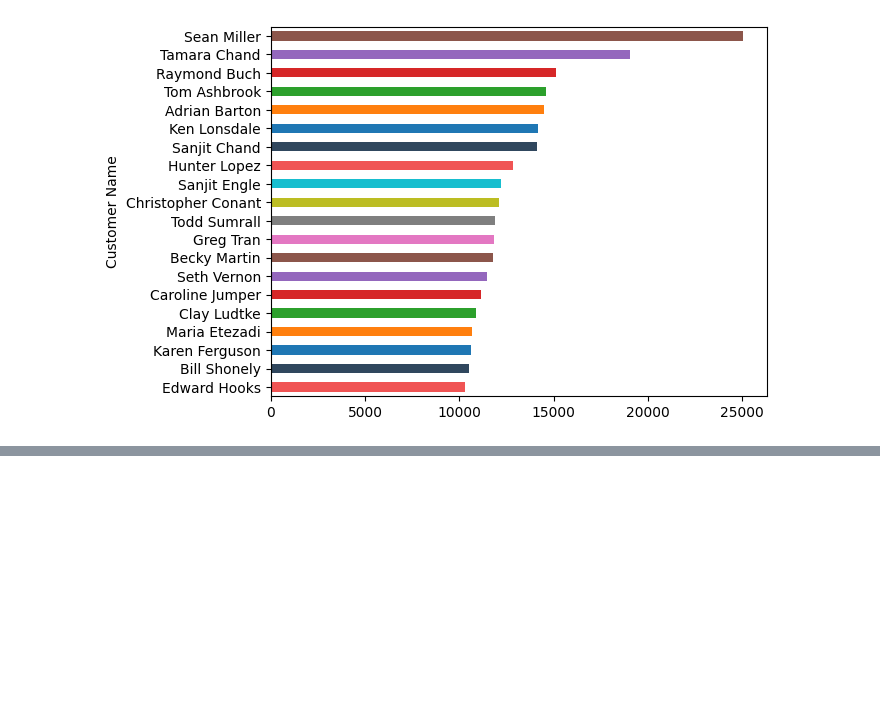
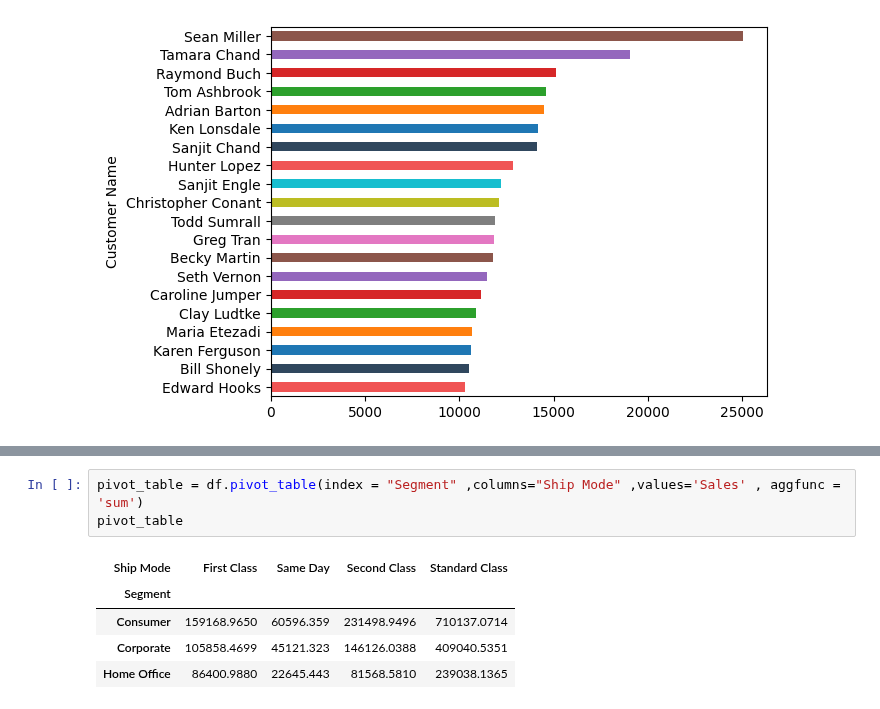
Before and after one commit to khangnl24112002/DataVisualization_Group02_Lab01, a Jupyter notebook: main.ipynb, the cells around one changed output, grey strips where cells are left out. Cells and saved outputs as stored; diff of their text form; blank space fills up the shorter version.

Commit message:
Create pivot table analyze relation ship customer and ship mode

```diff
--- a/main.ipynb
+++ b/main.ipynb
@@ -197,0 +208,9 @@ df.groupby('Customer Name')['Sales'].sum().sort_values(ascending=True).tail(20).
+# %%
+pivot_table = df.pivot_table(index = "Segment" ,columns="Ship Mode" ,values='Sales' , aggfunc = 'sum')
+pivot_table
+# %% [output]
+| Ship Mode | First Class | Same Day | Second Class | Standard Class |
+| Segment |  |  |  |  |
+| Consumer | 159168.9650 | 60596.359 | 231498.9496 | 710137.0714 |
+| Corporate | 105858.4699 | 45121.323 | 146126.0388 | 409040.5351 |
+| Home Office | 86400.9880 | 22645.443 | 81568.5810 | 239038.1365 |
```
Also changed, not shown: parts of 2 cells of this notebook.
